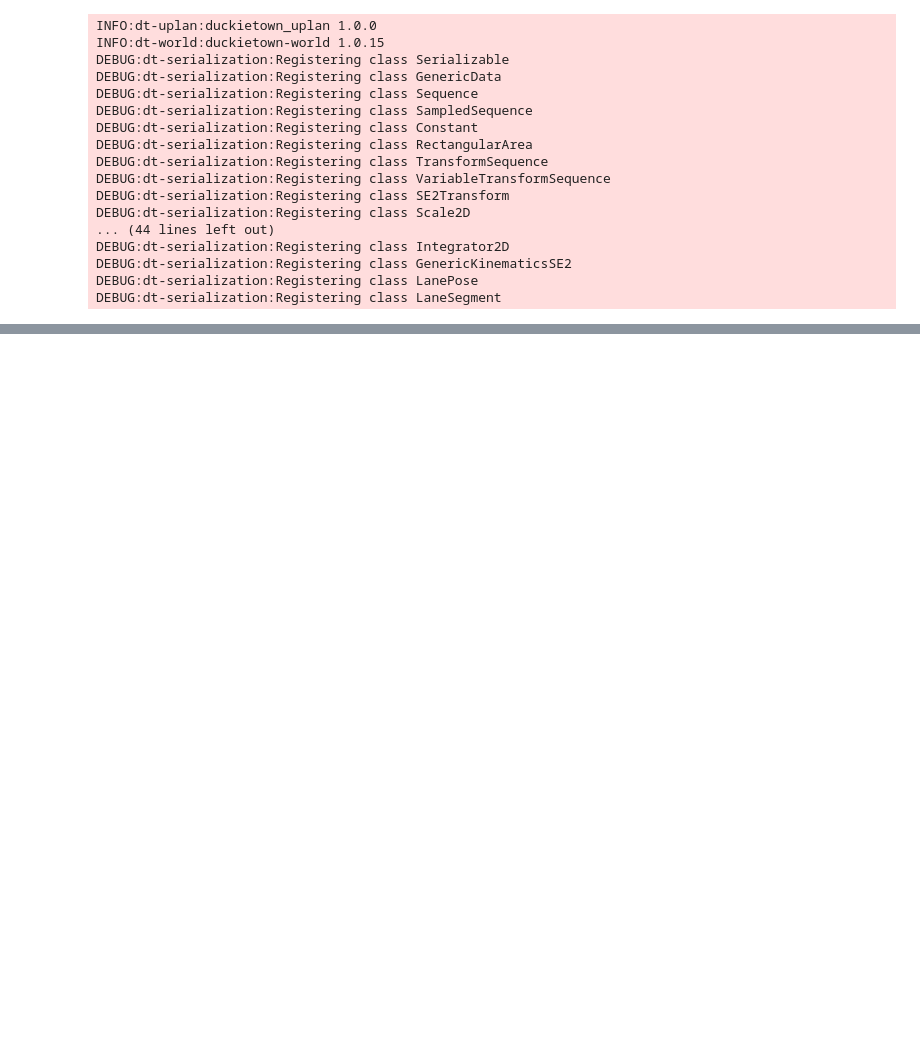
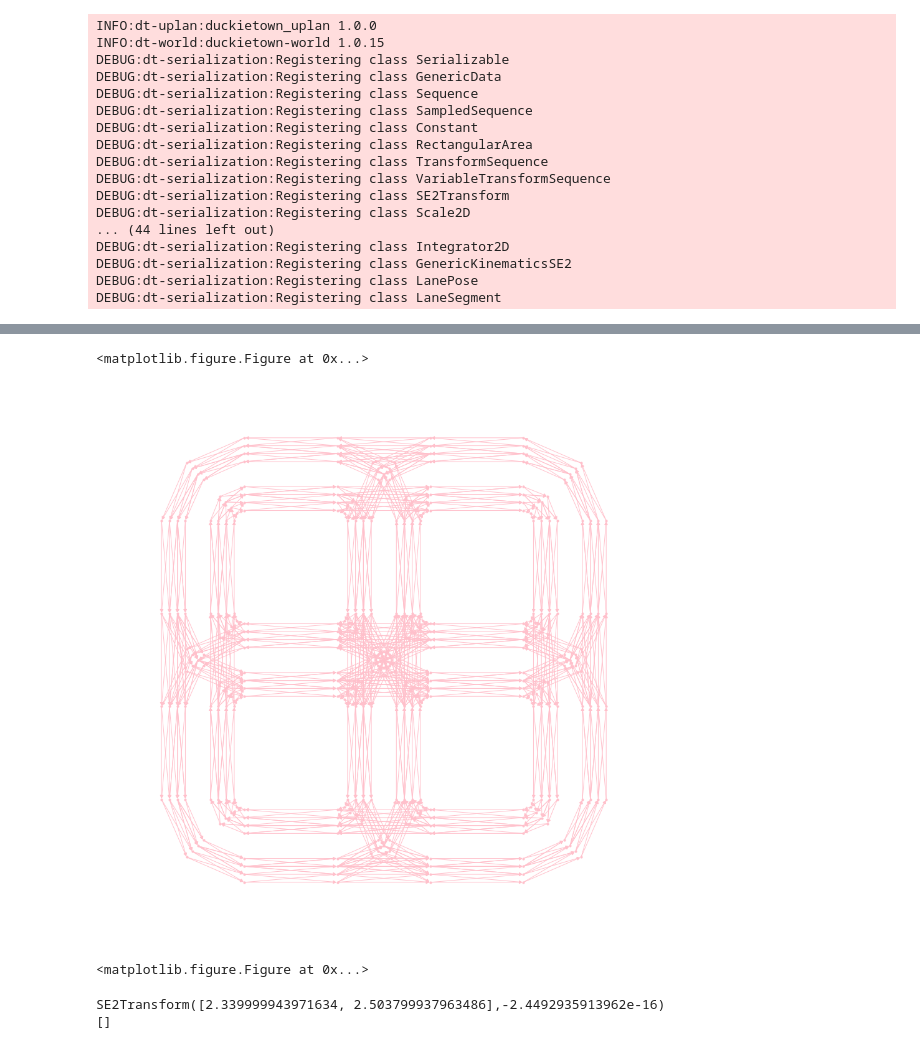
Before and after one commit to duckietown/duckietown-uplan, a Jupyter notebook: lib-uplan/notebooks/New Code Skeleton.ipynb, the cells around one changed output, grey strips where cells are left out. Cells and saved outputs as stored; diff of their text form; code cells hidden in the pictures; blank space fills up the shorter version.

Commit message:
added the duckietown simulation

```diff
--- a/lib-uplan/notebooks/New Code Skeleton.ipynb
+++ b/lib-uplan/notebooks/New Code Skeleton.ipynb
@@ -25,0 +34,4 @@ uplan.
+# %%
+current_map = dw.load_map('4way')
+# %%
+dt = uplan.DuckieTown(current_map)
@@ -25,0 +53,10 @@ uplan.
+# %%
+uplan.draw_graphs([dt.get_map_current_graph(), dt.get_map_original_graph()],
+                 node_colors=['red', 'yellow'], edge_colors=['black', 'blue'])
+# %% [output]
+<matplotlib.figure.Figure at 0x...>
+# %%
+dt.render_current_graph()
+# %% [output]
+[figure, added]
+<matplotlib.figure.Figure at 0x...>
@@ -25,0 +79,6 @@ uplan.
+# %%
+print(my_duckie.current_position)
+print(my_duckie.current_path)
+# %% [output]
+SE2Transform([2.339999943971634, 2.503799937963486],-2.4492935913962e-16)
+[]
```
Also changed, not shown: parts of 15 cells of this notebook, 7 other files.
